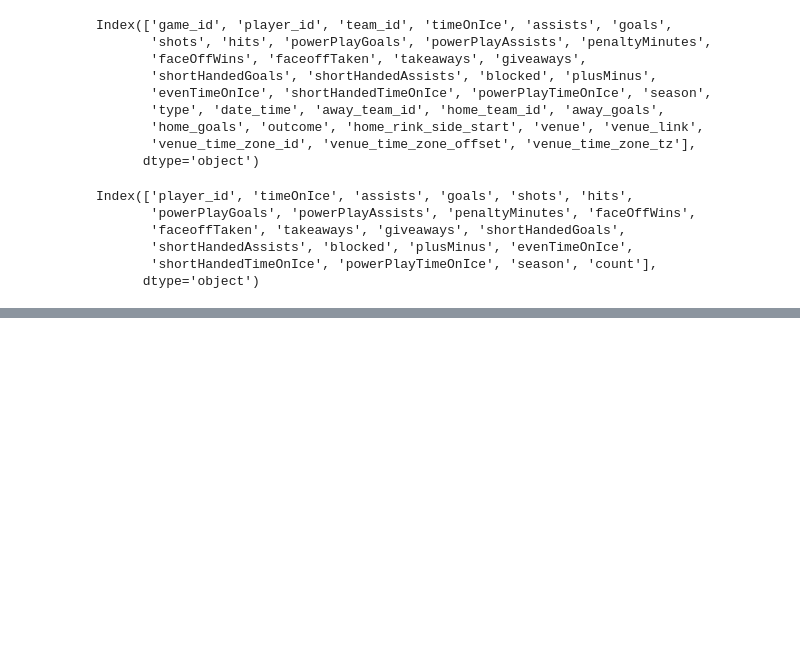
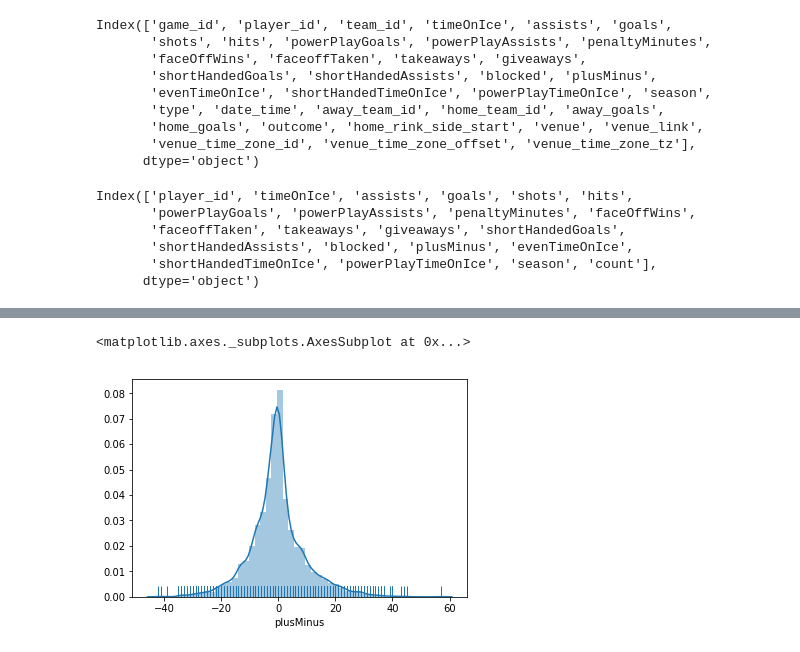
Before and after one commit to lapalap/NHL_Visualization, a Jupyter notebook: Py_data_cooking.ipynb, the cells around one changed output, grey strips where cells are left out. Cells and saved outputs as stored; diff of their text form; code cells hidden in the pictures; blank space fills up the shorter version.

```diff
--- a/Py_data_cooking.ipynb
+++ b/Py_data_cooking.ipynb
@@ -42,5 +42,5 @@ Index(['player_id', 'timeOnIce', 'assists', 'goals', 'shots', 'hits',
        'shortHandedTimeOnIce', 'powerPlayTimeOnIce', 'season', 'count'],
       dtype='object')
 # %%
-grouped = Player_stat_detailed.groupby(['player_id', 'season'], as_index = False)
+grouped = Player_stat_detailed.groupby('player_id', as_index = False)
 # %%
@@ -86,0 +67,3 @@ grouped.agg({'timeOnIce' : 'mean',
+# %%
+Player_stat_detailed = pd.merge(Player_stat_detailed, PlayerInf, on='player_id')
+Player_stat_detailed.columns
@@ -86,0 +79,8 @@ grouped.agg({'timeOnIce' : 'mean',
+# %%
+import seaborn as sns
+%matplotlib inline
+
+sns.distplot(Player_stat_detailed['plusMinus'], rug=True)
+# %% [output]
+<matplotlib.axes._subplots.AxesSubplot at 0x...>
+[figure, added]
```
Also changed, not shown: parts of 3 cells of this notebook.
